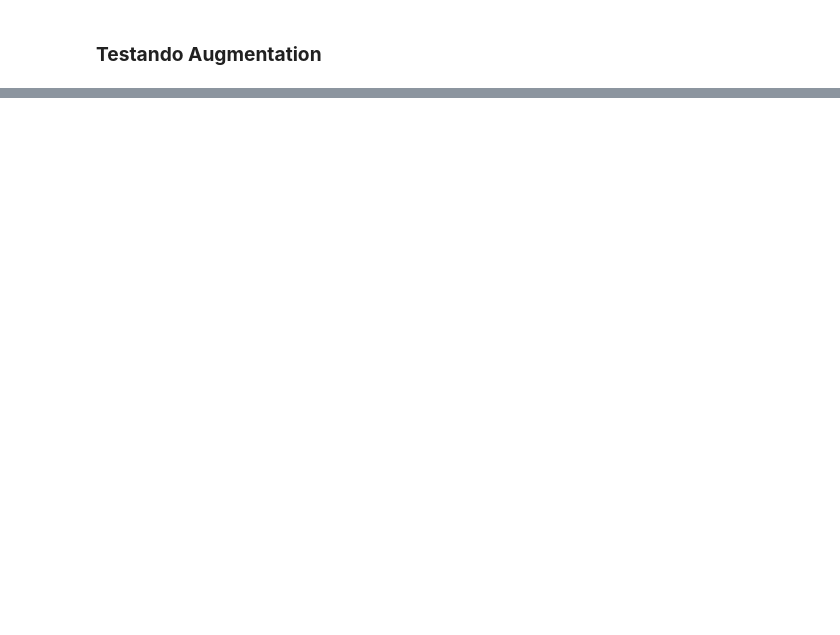
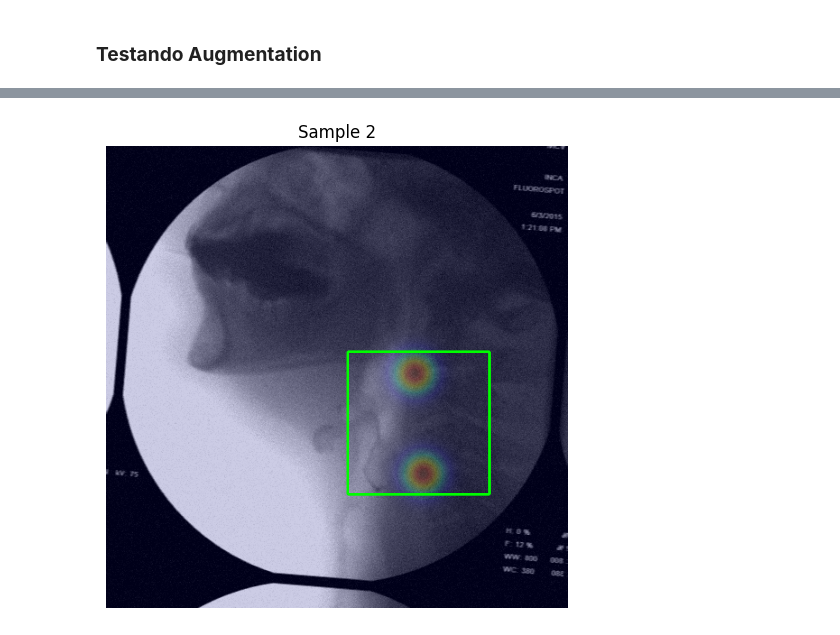
Before and after one commit to Vinicius0300/INF2008_code, a Jupyter notebook: notebook_teste.ipynb, the cells around one changed output, grey strips where cells are left out. Cells and saved outputs as stored; diff of their text form; code cells hidden in the pictures; blank space fills up the shorter version.

```diff
--- a/notebook_teste.ipynb
+++ b/notebook_teste.ipynb
@@ -54,3 +63,40 @@ ENTREI AQUI
+# %%
+# Criando df com augmentation (salvando as imagens)
+
+transform_offline = A.Compose([
+    A.Resize(512, 512),
+
+    A.PixelDropout(dropout_prob = 0.01, p = 0.5),
+    A.ShiftScaleRotate(shift_limit = 0.06, scale_limit = 0.1, rotate_limit = 10, p = 0.5),
+    A.Perspective(scale=(0.01, 0.02), keep_size=True, fit_output=False, p=0.5),
+    A.CropAndPad(px=(-30, 30), p=0.5),
+    A.AdvancedBlur(blur_limit= (3, 15), rotate_limit= (-90, 90), beta_limit= (0.5, 8.0), noise_limit= (0.9, 1.1), p= 0.5),
+
+    A.RandomBrightnessContrast(p=0.5),                      # Brilho de Contraste
+    A.GaussNoise(var_limit=(00.0, 100.0), mean=0, p=0.5),   # Ruído Gaussiano
+
+],
+keypoint_params=A.KeypointParams(format='xy', remove_invisible=False)
+)
+
+new_rows_df = generate_offline_dataset(video_frame_df,
+                                       transform_offline,
+                                       save_dir="data/frames_augmentation",
+                                       n_aug=5)
+# %%
+# VFSSImageDataset com offline augmentation
+transform = A.Compose([A.Resize(512, 512)],
+                      keypoint_params=A.KeypointParams(format='xy', remove_invisible=False))
+
+data = VFSSImageDataset(video_frame_df = new_rows_df,
+                 output_dim=(512,512),
+                 transform = transform,
+                 offline_augmentation = True,
+                 sigma = 15)
+
+data.plot_sample(2, False, True, True)
+# %% [output]
+[figure, added]
 # %%
 transform = A.Compose([
     A.Resize(512, 512),
```
Also changed, not shown: parts of 5 cells of this notebook, 6 other files.
